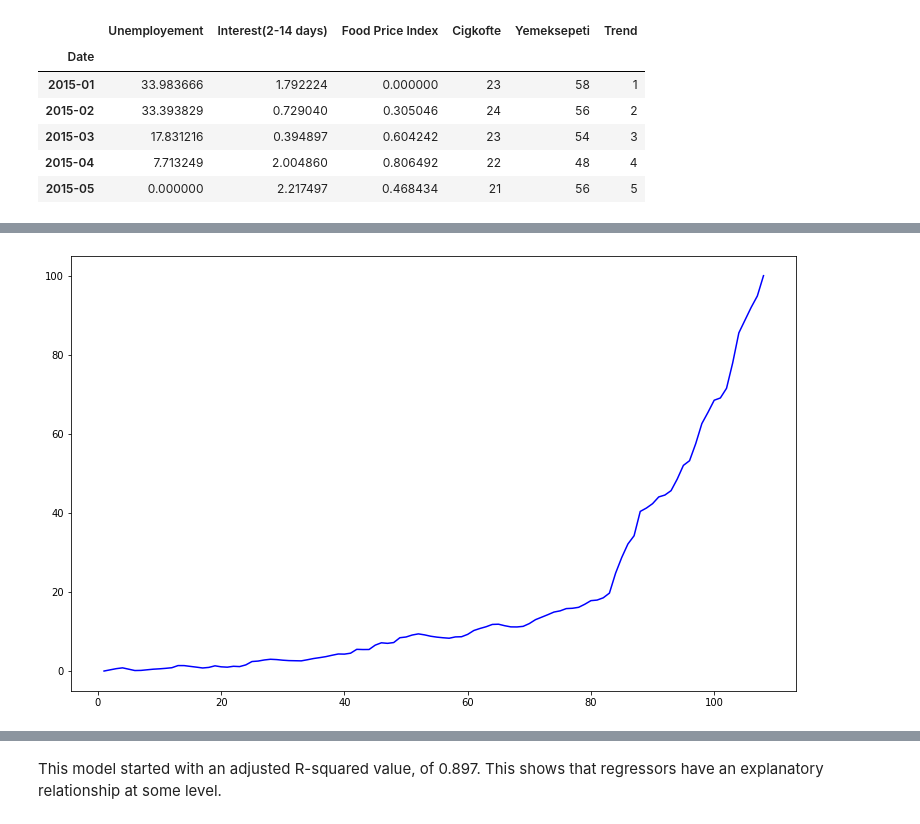
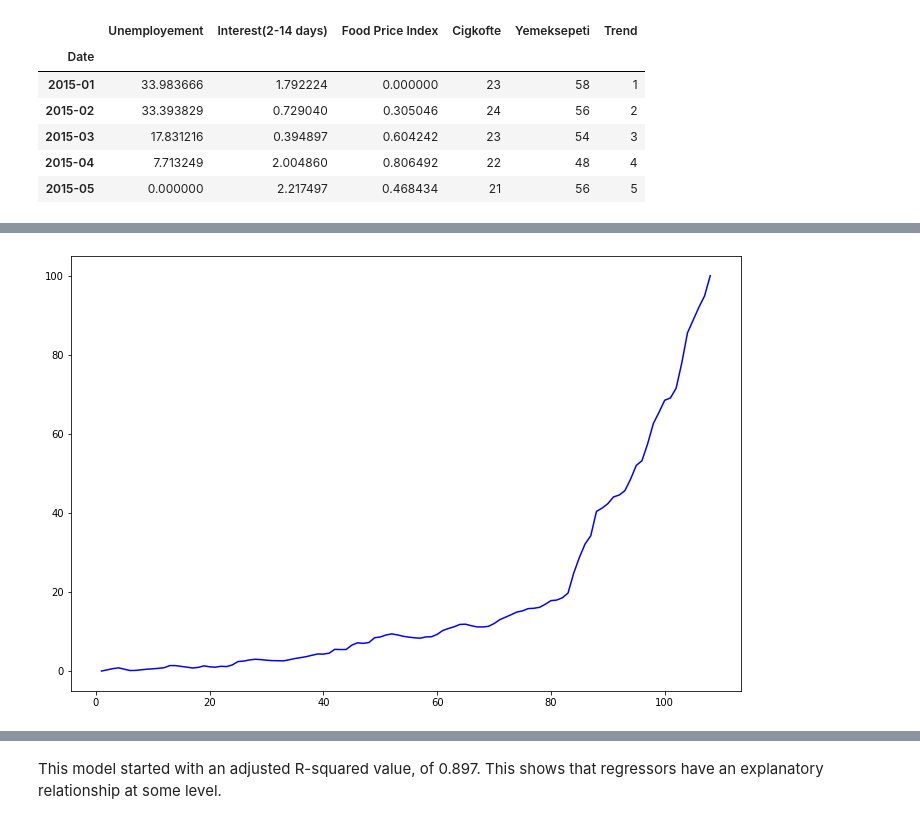
Before and after one commit to BU-IE-360/spring24-lmfaraday, a Jupyter notebook: Homework_1/report.ipynb, the cells around one changed output, grey strips where cells are left out. Saved outputs shown, nothing was run; the diff lists cells and outputs as text; code cells hidden in the pictures.

```diff
--- a/Homework_1/report.ipynb
+++ b/Homework_1/report.ipynb
@@ -607,10 +724,10 @@ a.head()
 # %%
 # Plot the response variable
-plt.figure(figsize=(13, 8))
+plt.figure(figsize=(12, 8))
 plt.plot(a["Trend"], a["Food Price Index"], color="blue")
 plt.show()
 # %% [output]
-[figure, old version]
+[figure, new version]
 # %%
 a = sm.add_constant(a) # Intercept term
 
```
Also changed, not shown: parts of 65 cells of this notebook, 8 other files.
